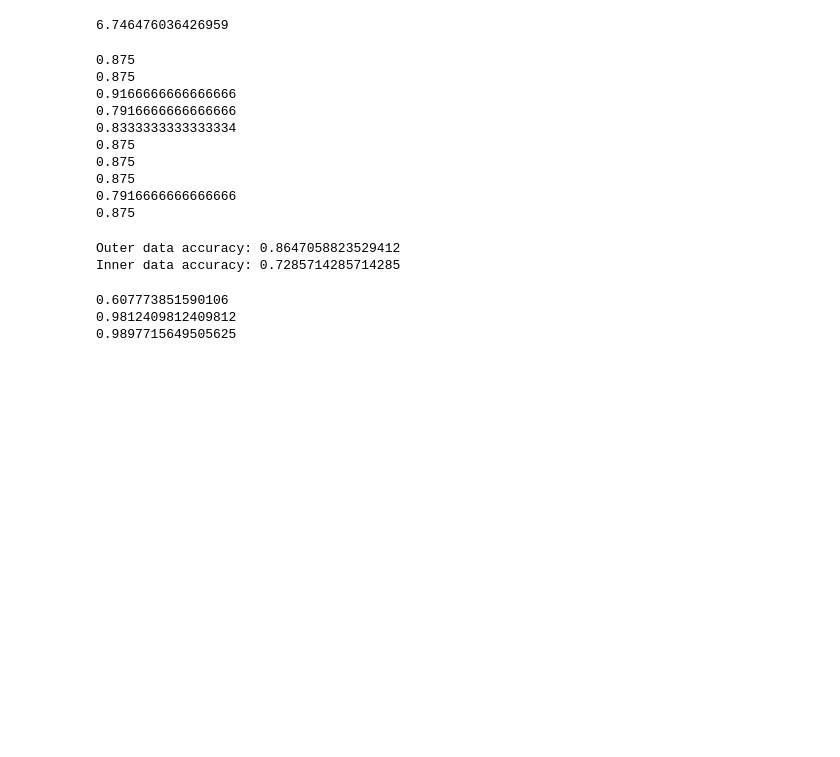
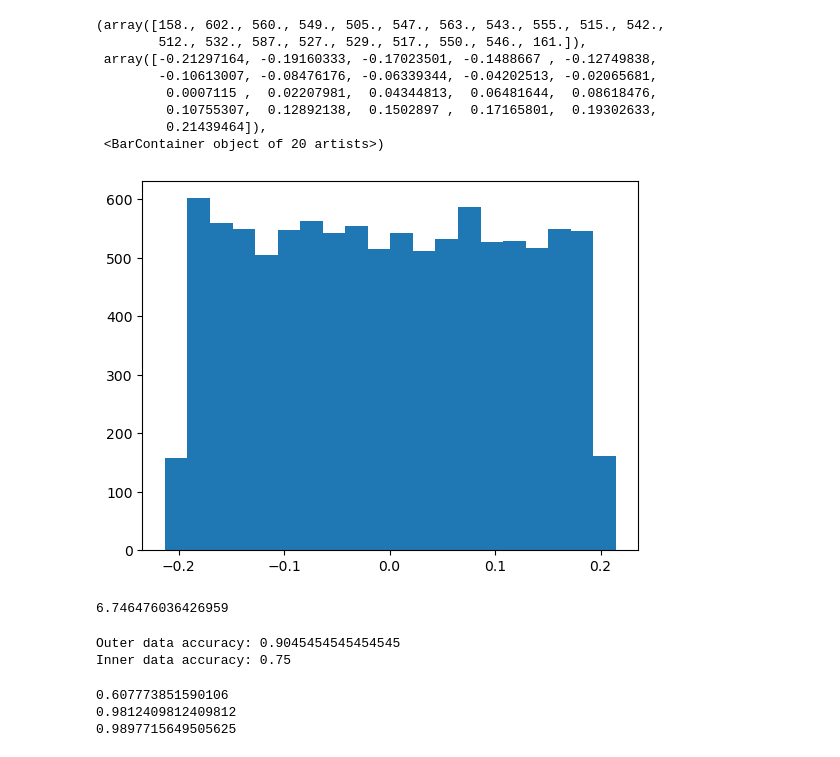
Before and after one commit to feanor3/tesi, a Jupyter notebook: analysis.ipynb, the cells around one changed output. Saved outputs shown, nothing was run; the diff lists cells and outputs as text; code cells hidden in the pictures; blank space fills up the shorter version.

```diff
--- a/analysis.ipynb
+++ b/analysis.ipynb
@@ -45,22 +43,21 @@ clf.score(data_train, t_train)
+# %%
+a = clf.weights1.flatten()
+plt.hist(a, 20)
+# %% [output]
+(array([158., 602., 560., 549., 505., 547., 563., 543., 555., 515., 542.,
+        512., 532., 587., 527., 529., 517., 550., 546., 161.]),
+ array([-0.21297164, -0.19160333, -0.17023501, -0.1488667 , -0.12749838,
+        -0.10613007, -0.08476176, -0.06339344, -0.04202513, -0.02065681,
+         0.0007115 ,  0.02207981,  0.04344813,  0.06481644,  0.08618476,
+         0.10755307,  0.12892138,  0.1502897 ,  0.17165801,  0.19302633,
+         0.21439464]),
+ <BarContainer object of 20 artists>)
+[figure, added]
 # %%
 b = clf.weights2.flatten()
 b @ b.T
 # %% [output]
 6.746476036426959
-# %%
-for i in range(10):
-    print(clf.score(data_test[i], t_test[5]))
-# %% [output]
-0.875
-0.875
-0.9166666666666666
-0.7916666666666666
-0.8333333333333334
-0.875
-0.875
-0.875
-0.7916666666666666
-0.875
 # %%
 # accuracy test on data w/wo
 # loading data for testing
@@ -72,16 +69,16 @@ t_test = (temp_test > T_CRIT).astype(int)
 
 # sort data into ascending order according to temperatures
 # potrei metterlo in utils
-min_bound = 1.9
-max_bound = 2.5
+min_bound = 2.2
+max_bound = 2.3
 
 mask = (temp_test > max_bound) | (temp_test < min_bound)
 
 print(f"Outer data accuracy: {clf.score(data_test[mask], t_test[mask])}")
 print(f"Inner data accuracy: {clf.score(data_test[~mask], t_test[~mask])}")
 # %% [output]
-Outer data accuracy: 0.8647058823529412
-Inner data accuracy: 0.7285714285714285
+Outer data accuracy: 0.9045454545454545
+Inner data accuracy: 0.75
 # %%
 print(clf.score(data_M_null, t_M_null))
 print(clf.score(data_M_pos, t_M_pos))
```
Also changed, not shown: parts of 8 cells of this notebook, 1 other file.
